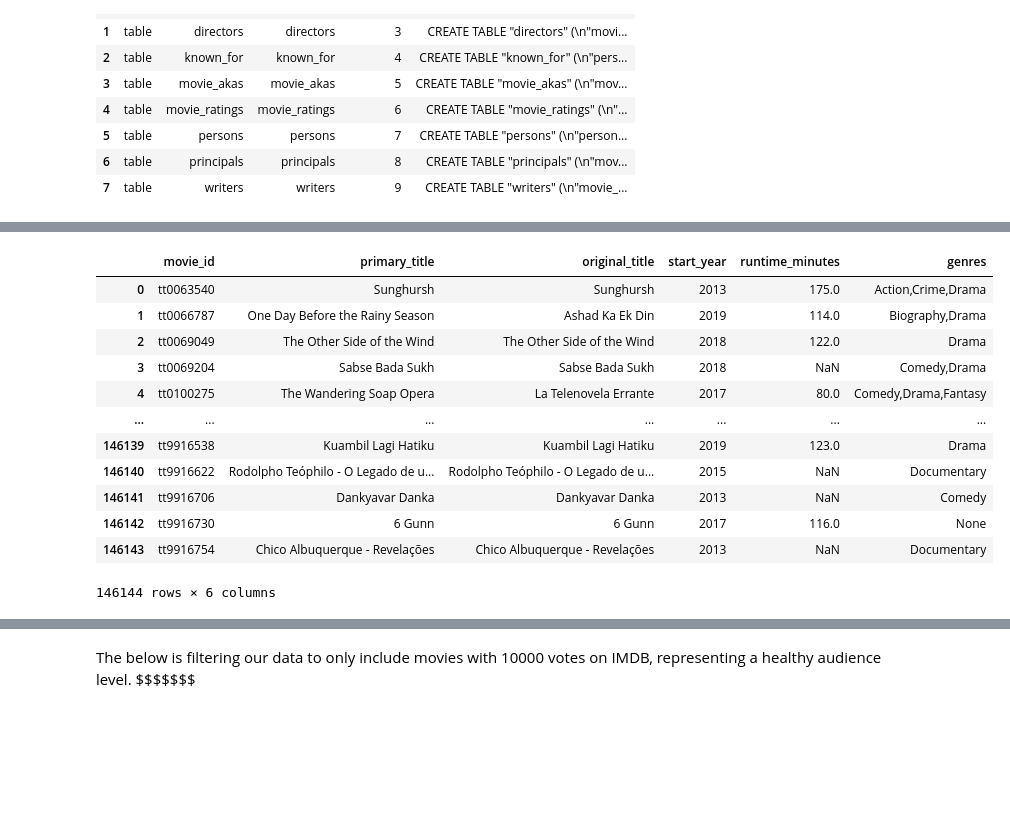
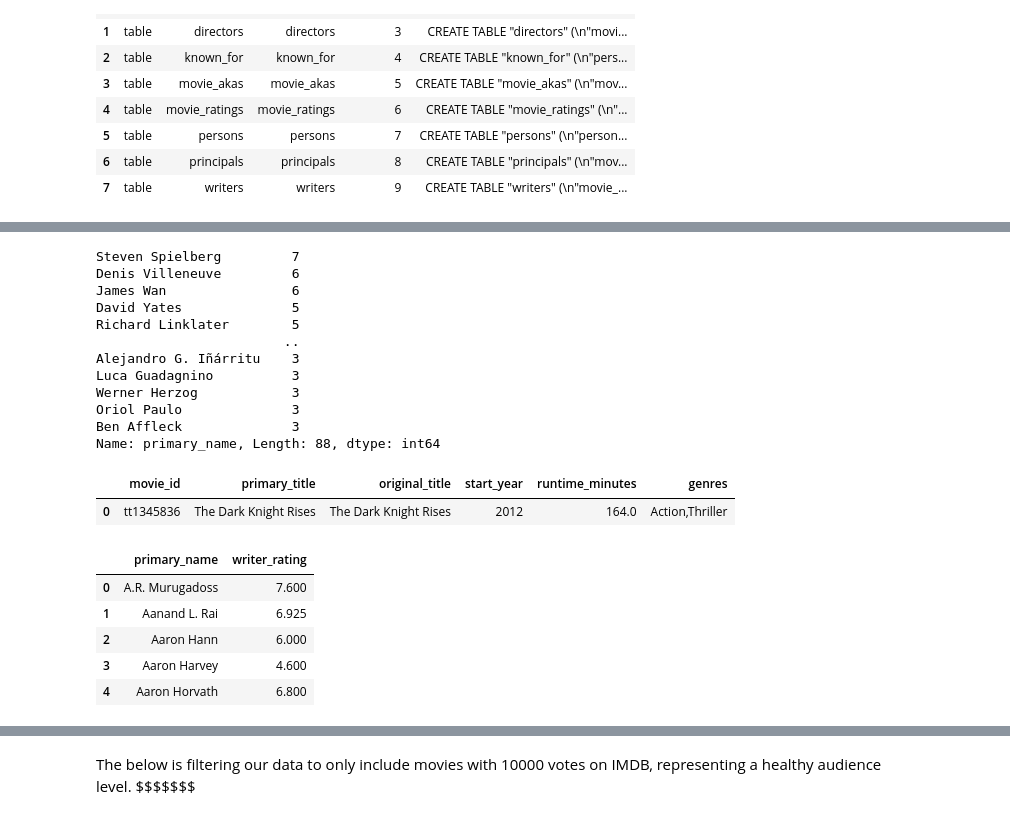
Before and after one commit to rbdaly16/Movie-Data-Analysis, a Jupyter notebook: Michael's Scratch Notebook.ipynb, the cells around one changed output, grey strips where cells are left out. Drawn from its saved outputs; the diff is of its cells as text; code cells hidden in the pictures; blank space fills up the shorter version.

```diff
--- a/Michael's Scratch Notebook.ipynb
+++ b/Michael's Scratch Notebook.ipynb
@@ -42,0 +167,16 @@ pd.read_sql(q, im_db_conn)
+# %%
+cleaned_movies_ratings_df['primary_name'].value_counts(
+)
+# %% [output]
+Steven Spielberg         7
+Denis Villeneuve         6
+James Wan                6
+David Yates              5
+Richard Linklater        5
+                        ..
+Alejandro G. Iñárritu    3
+Luca Guadagnino          3
+Werner Herzog            3
+Oriol Paulo              3
+Ben Affleck              3
+Name: primary_name, Length: 88, dtype: int64
@@ -43,24 +188,13 @@ pd.read_sql(q, im_db_conn)
 # %%
 q = """
 
 SELECT *
 FROM movie_basics
-
+WHERE primary_title == 'The Dark Knight Rises'
 ;
 """
 
 pd.read_sql(q, im_db_conn)
 # %% [output]
 |  | movie_id | primary_title | original_title | start_year | runtime_minutes | genres |
-| 0 | tt0063540 | Sunghursh | Sunghursh | 2013 | 175.0 | Action,Crime,Drama |
-| 1 | tt0066787 | One Day Before the Rainy Season | Ashad Ka Ek Din | 2019 | 114.0 | Biography,Drama |
-| 2 | tt0069049 | The Other Side of the Wind | The Other Side of the Wind | 2018 | 122.0 | Drama |
-| 3 | tt0069204 | Sabse Bada Sukh | Sabse Bada Sukh | 2018 | NaN | Comedy,Drama |
-| 4 | tt0100275 | The Wandering Soap Opera | La Telenovela Errante | 2017 | 80.0 | Comedy,Drama,Fantasy |
-| ... | ... | ... | ... | ... | ... | ... |
-| 146139 | tt9916538 | Kuambil Lagi Hatiku | Kuambil Lagi Hatiku | 2019 | 123.0 | Drama |
-| 146140 | tt9916622 | Rodolpho Teóphilo - O Legado de u... | Rodolpho Teóphilo - O Legado de u... | 2015 | NaN | Documentary |
-| 146141 | tt9916706 | Dankyavar Danka | Dankyavar Danka | 2013 | NaN | Comedy |
-| 146142 | tt9916730 | 6 Gunn | 6 Gunn | 2017 | 116.0 | None |
-| 146143 | tt9916754 | Chico Albuquerque - Revelações | Chico Albuquerque - Revelações | 2013 | NaN | Documentary |
+| 0 | tt1345836 | The Dark Knight Rises | The Dark Knight Rises | 2012 | 164.0 | Action,Thriller |
-146144 rows × 6 columns
@@ -66,0 +223,10 @@ pd.read_sql(q, im_db_conn)
+# %%
+writer_ratings_df = writer_ratings_df.reset_index()
+writer_ratings_df.head()
+# %% [output]
+|  | primary_name | writer_rating |
+| 0 | A.R. Murugadoss | 7.600 |
+| 1 | Aanand L. Rai | 6.925 |
+| 2 | Aaron Hann | 6.000 |
+| 3 | Aaron Harvey | 4.600 |
+| 4 | Aaron Horvath | 6.800 |
```
Also changed, not shown: parts of 98 cells of this notebook, 9 other files.
